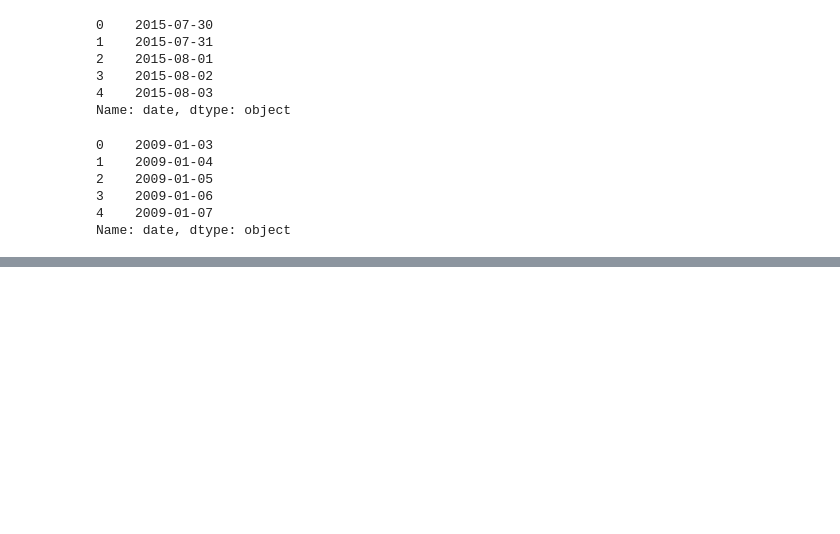
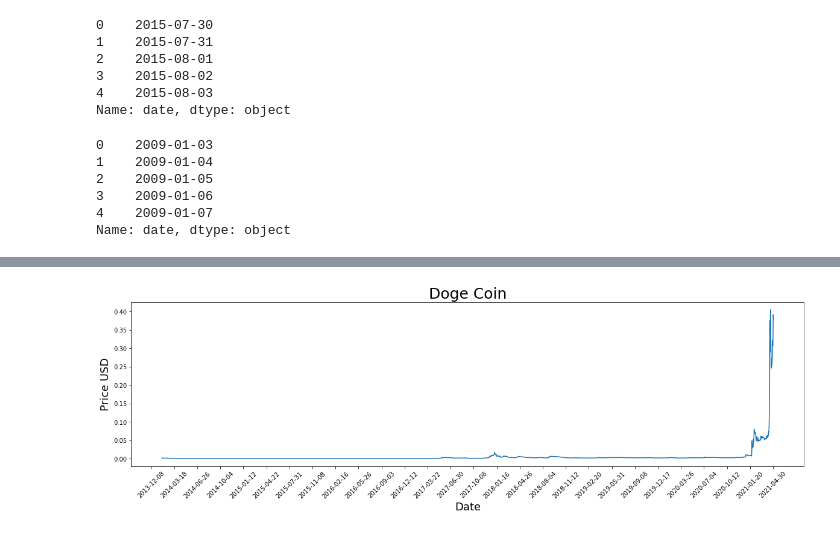
Before and after one commit to Cosby1992/BigProject, a Jupyter notebook: pre_processing/elt.ipynb, the cells around one changed output, grey strips where cells are left out. Cells and saved outputs as stored; diff of their text form; code cells hidden in the pictures; blank space fills up the shorter version.

```diff
--- a/pre_processing/elt.ipynb
+++ b/pre_processing/elt.ipynb
@@ -77,0 +89,10 @@ plt.show()
+# %%
+plt.figure(figsize=(20,5))
+plt.plot(range(46, dogeDF.shape[0]),(dogeDF['PriceUSD'][46:]))
+plt.xticks(range(0,dogeDF.shape[0],100),dogeDF['date'].loc[::100],rotation=45)
+plt.xlabel('Date',fontsize=18)
+plt.ylabel('Price USD',fontsize=18)
+plt.title('Doge Coin',fontsize=25)
+plt.show()
+# %% [output]
+[figure, added]
```
Also changed, not shown: parts of 8 cells of this notebook, 3 other files.
